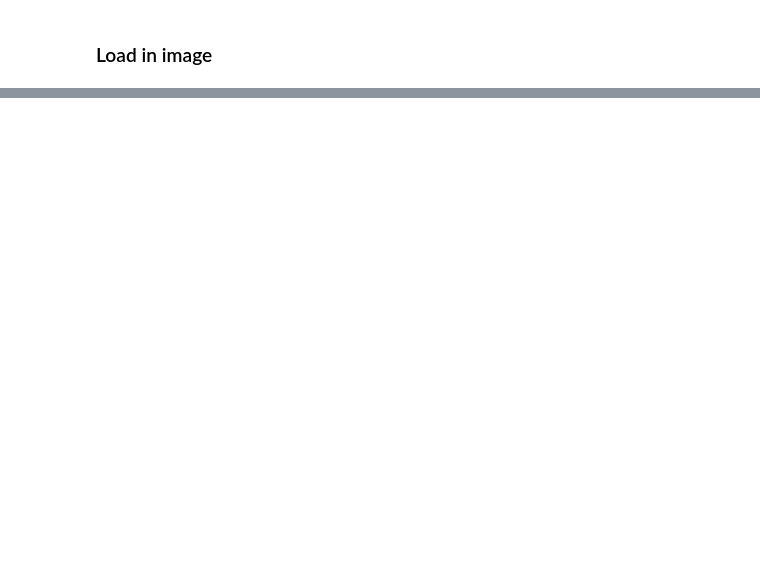
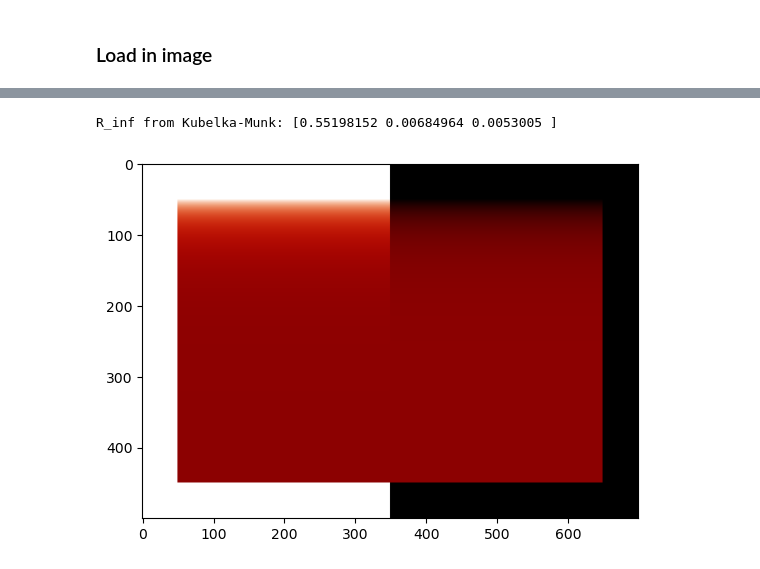
Before and after one commit to fligt/ukiyo-e-notebooks, a Jupyter notebook: nbs/tessa/03_RGB_histogram.ipynb, the cells around one changed output, grey strips where cells are left out. Saved outputs shown, nothing was run; the diff lists cells and outputs as text; code cells hidden in the pictures; blank space fills up the shorter version.

Commit message:
update histogram notebook

```diff
--- a/nbs/tessa/03_RGB_histogram.ipynb
+++ b/nbs/tessa/03_RGB_histogram.ipynb
@@ -284,0 +84,40 @@ plt.show()
+# %%
+# Black and white background
+height, width = 500, 700
+
+Rg = np.ones((height, width, 3))
+Rg[:, width // 2:, :] = 0
+
+# Cadmium red (Curtis)
+K = np.array([0.14, 1.08, 1.68]) # R, G, B
+S = np.array([0.77, 0.015, 0.018])
+
+# Calculate R_inf
+a = (K + S) / S
+b = np.sqrt(a**2 - 1)
+R_inf_true = a - b
+print('R_inf from Kubelka-Munk:', R_inf_true)
+
+# Thickness map
+border = 50
+
+D_max = 10
+
+D_w = width - 2 * border  # 600
+D_h = height - 2 * border  # 400
+
+D_line = np.linspace(0, D_max, D_h)[:, None]      # (400, 1)
+D = np.repeat(D_line, D_w, axis=1)  # (400, 600)
+
+D_full = np.zeros((height, width))
+D_full[border:border + D_h, border:border + D_w] = D
+
+kaartje = rgbkm.reflectance(K,S,D_full,Rg)
+
+
+fig, ax = plt.subplots(1)
+ax.imshow(kaartje)
+plt.show()
+# %% [output]
+R_inf from Kubelka-Munk: [0.55198152 0.00684964 0.0053005 ]
+[figure, added]
```
Also changed, not shown: parts of 32 cells of this notebook.
